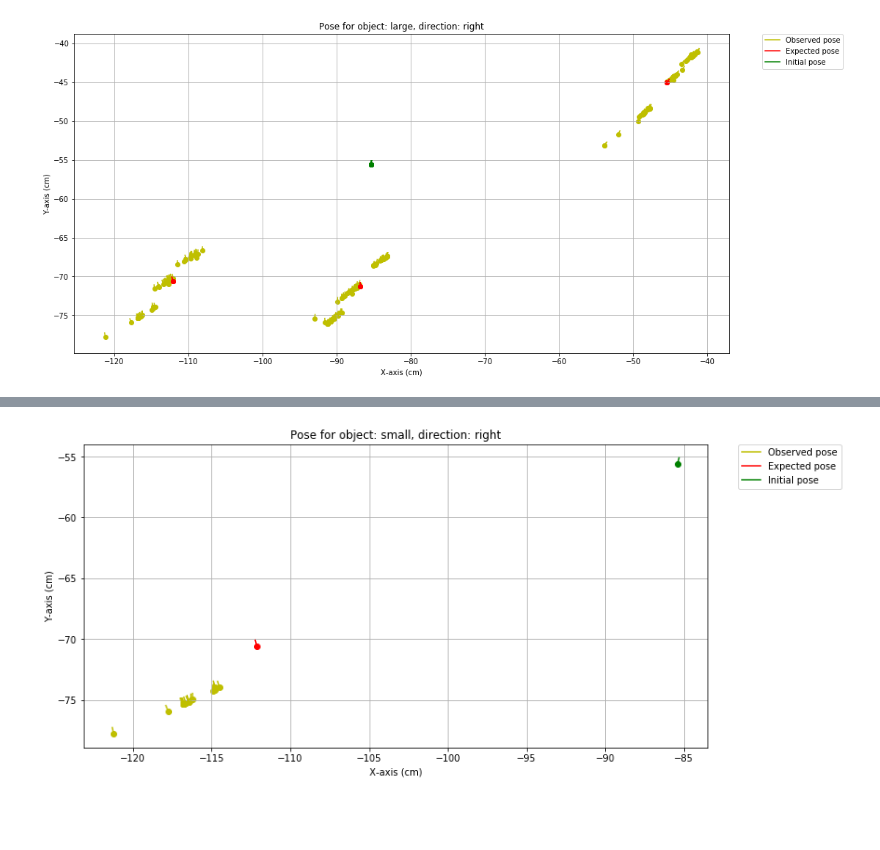
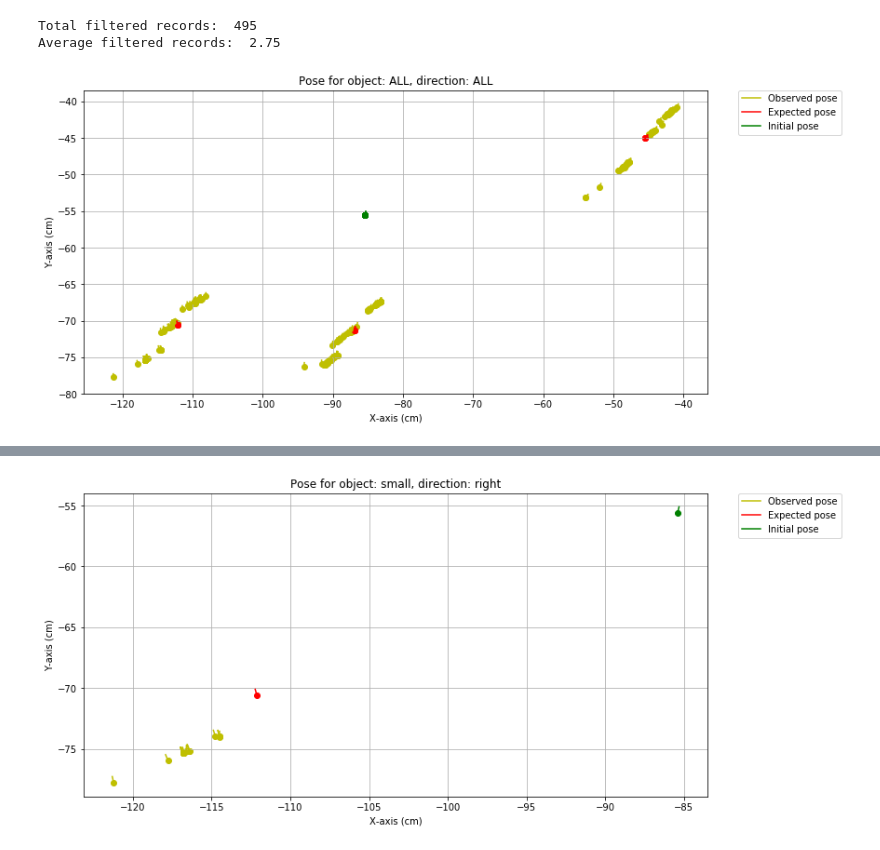
Before and after one commit to debaraj-barua/ScientificExperimentation-ss18, a Jupyter notebook: 05_ youBot_Placing_Experiment/src/pre-porcessing.ipynb, the cells around one changed output, grey strips where cells are left out. Cells and saved outputs as stored; diff of their text form; code cells hidden in the pictures; blank space fills up the shorter version.

```diff
--- a/05_ youBot_Placing_Experiment/src/pre-porcessing.ipynb
+++ b/05_ youBot_Placing_Experiment/src/pre-porcessing.ipynb
@@ -106,32 +137,40 @@ def plot_data(df, gt_end, title='', show=True):
 # %%
 poles = ['small', 'medium', 'large']
 directions = ['straight', 'left', 'right']
 gt = [[-86.89, -71.31, 1.45], [-45.47, -45.00, 0.88], [-112.13, -70.58, 1.78]]
 
 df_all = pd.DataFrame(columns=['size', 'direction', 'x', 'y', 'theta'])
+total_filtered = 0
 
 for _, pole in enumerate(poles):
     for ind, direction in enumerate(directions):
-        df = get_measurements(pole, direction)
+        df, filtered = get_measurements(pole, direction)
+        total_filtered = total_filtered + filtered
 
         # Save data
         output_path = './pre-processed/{}_{}.csv'.format(pole, direction)
         df.to_csv(output_path)
 
         x_mean = np.mean(df.x.values)
         y_mean = np.mean(df.y.values)
         theta_mean = np.mean(df.theta.values)
 
         df_all = df_all.append({'size': pole, 'direction': direction, 'x': x_mean, 'y': y_mean, 'theta': theta_mean}, ignore_index=True)
 
         # Plot data
-        title = 'Pose for object: {}, direction: {}'.format(pole, direction)
         plot_data(df, (gt[ind][0], gt[ind][1], gt[ind][2]), title, False)
 
+print 'Total filtered records: ', total_filtered
+print 'Average filtered records: ', total_filtered/180.0
+
 df_all.to_csv('./pre-processed/all.csv')
+
+plt.title('Pose for object: ALL, direction: ALL')
 plt.show()
 # %% [output]
+Total filtered records:  495
+Average filtered records:  2.75
-[figure, old version]
+[figure, new version]
 # %%
 def get_ground_truth():
     return {'straight': [-86.89, -71.31, 1.45],
```
Also changed, not shown: parts of 12 cells of this notebook, 25 other files.
